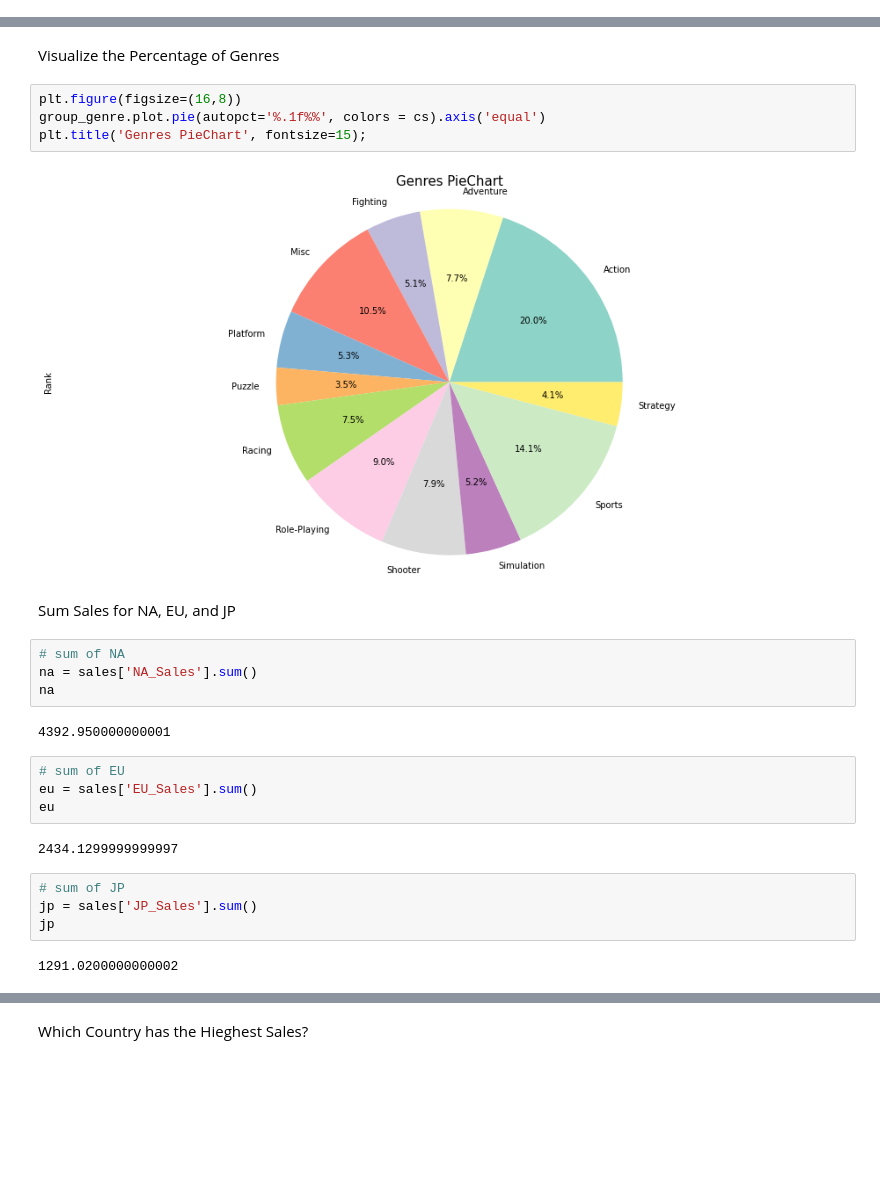
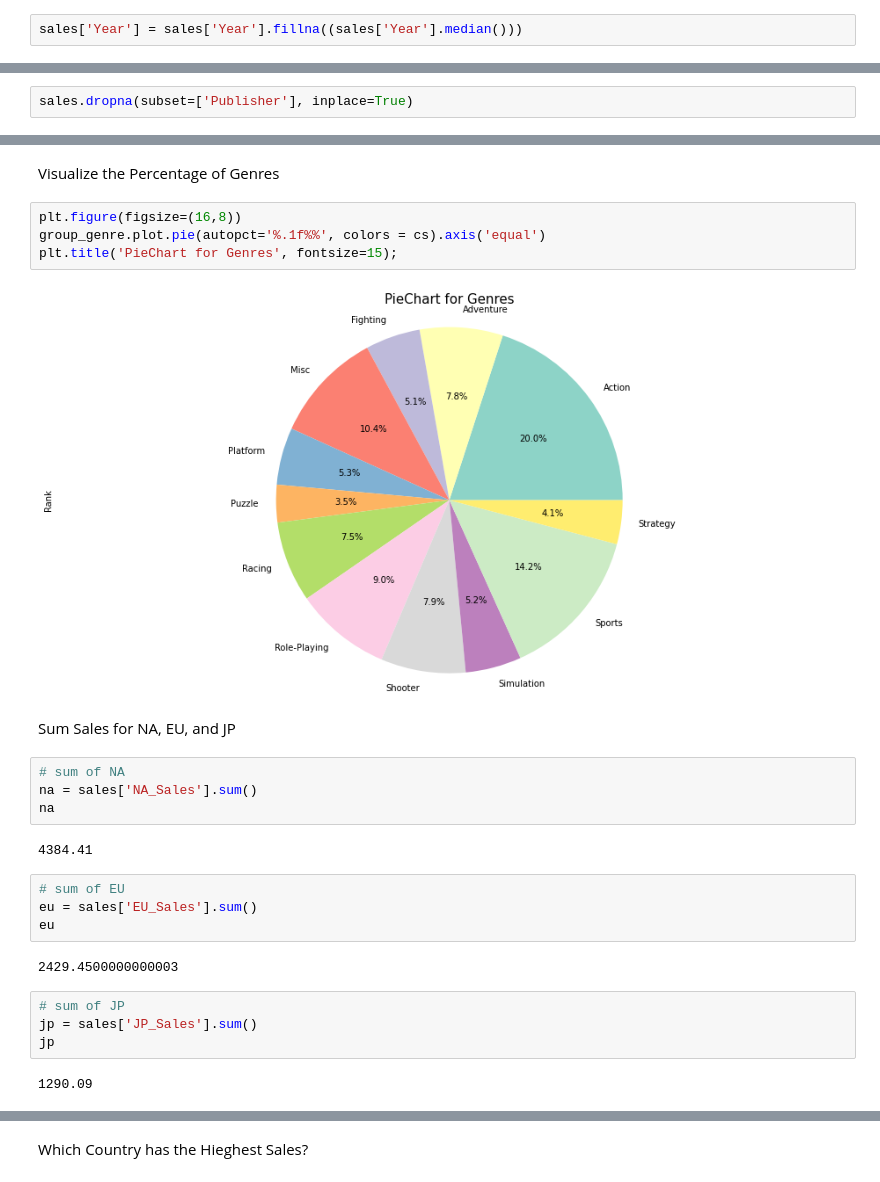
Before and after one commit to ibedoor/Coding-Dojo-Python, a Jupyter notebook: video_game_sales.ipynb, the cells around one changed output, grey strips where cells are left out. Saved outputs shown, nothing was run; the diff lists cells and outputs as text; blank space fills up the shorter version.

```diff
--- a/video_game_sales.ipynb
+++ b/video_game_sales.ipynb
@@ -135,0 +134,2 @@ dtype: int64
+# %%
+sales['Year'] = sales['Year'].fillna((sales['Year'].median()))
@@ -135,0 +144,2 @@ dtype: int64
+# %%
+sales.dropna(subset=['Publisher'], inplace=True)
@@ -230,9 +263,9 @@ Visualize the Percentage of Genres
 # %%
 plt.figure(figsize=(16,8))
 group_genre.plot.pie(autopct='%.1f%%', colors = cs).axis('equal')
-plt.title('Genres PieChart', fontsize=15);
+plt.title('PieChart for Genres', fontsize=15);
 # %% [output]
-[figure, old version]
+[figure, new version]
 # %% [markdown]
 Sum Sales for NA, EU, and JP
 # %%
@@ -240,19 +273,19 @@ Sum Sales for NA, EU, and JP
 na = sales['NA_Sales'].sum()
 na
 # %% [output]
-4392.950000000001
+4384.41
 # %%
 # sum of EU
 eu = sales['EU_Sales'].sum()
 eu
 # %% [output]
-2434.1299999999997
+2429.4500000000003
 # %%
 # sum of JP
 jp = sales['JP_Sales'].sum()
 jp
 # %% [output]
-1291.0200000000002
+1290.09
 # %%
 total_sales = np.array([na, eu, jp])
 ser = pd.Series(total_sales,index=['NA','EU','JP'])
```
Also changed, not shown: parts of 15 cells of this notebook.
